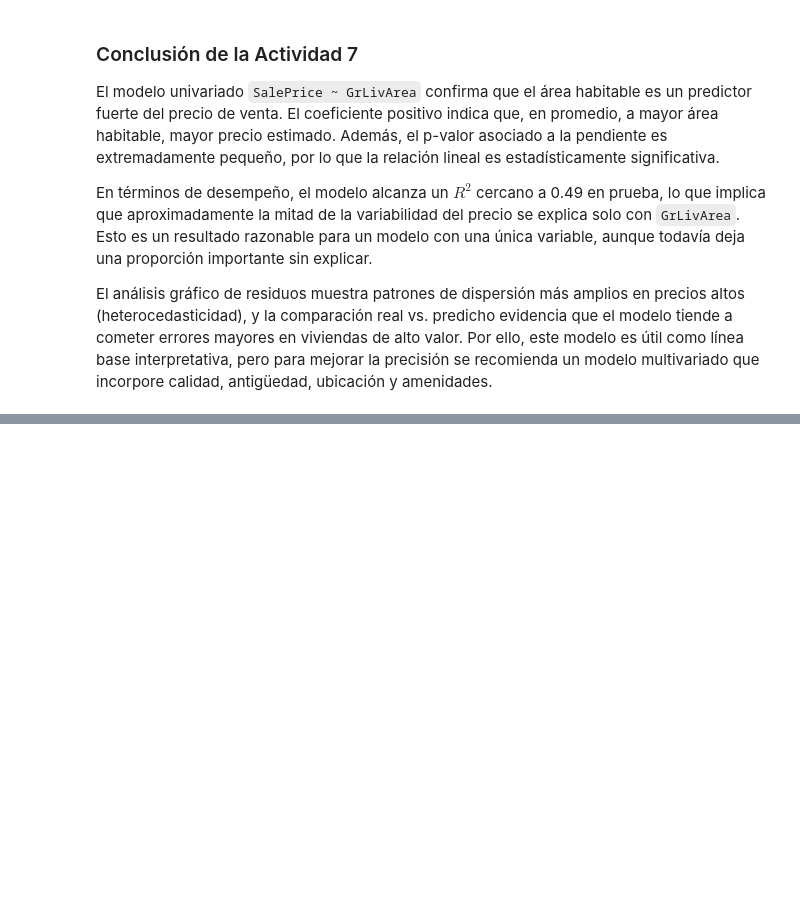
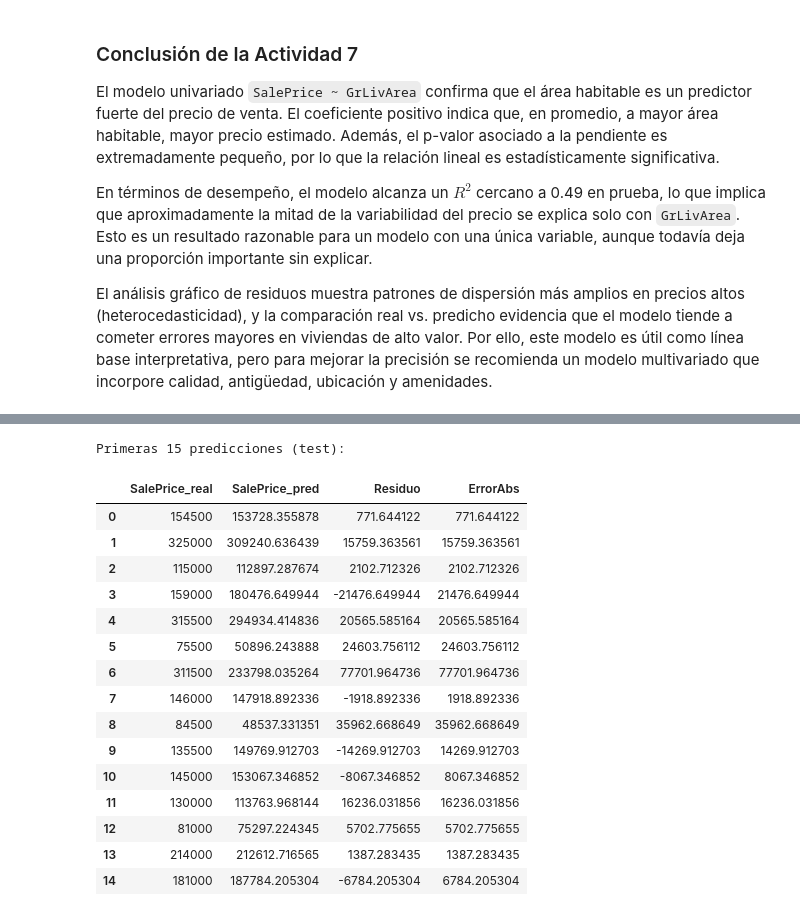
Before and after one commit to erickguerra2/MD-LAB03, a Jupyter notebook: main.ipynb, the cells around one changed output, grey strips where cells are left out. Saved outputs shown, nothing was run; the diff lists cells and outputs as text; code cells hidden in the pictures; blank space fills up the shorter version.

```diff
--- a/main.ipynb
+++ b/main.ipynb
@@ -955,0 +1085,29 @@ El análisis gráfico de residuos muestra patrones de dispersión más amplios e
+# %%
+# Resultados de prediccion en el conjunto de prueba
+resultados_pred_m = pd.DataFrame({
+    'SalePrice_real': y_test_m.values,
+    'SalePrice_pred': y_test_pred_m,
+    'Residuo': residuos_test_m.values
+})
+resultados_pred_m['ErrorAbs'] = resultados_pred_m['Residuo'].abs()
+
+print('Primeras 15 predicciones (test):')
+resultados_pred_m.head(15)
+# %% [output]
+Primeras 15 predicciones (test):
+|  | SalePrice_real | SalePrice_pred | Residuo | ErrorAbs |
+| 0 | 154500 | 153728.355878 | 771.644122 | 771.644122 |
+| 1 | 325000 | 309240.636439 | 15759.363561 | 15759.363561 |
+| 2 | 115000 | 112897.287674 | 2102.712326 | 2102.712326 |
+| 3 | 159000 | 180476.649944 | -21476.649944 | 21476.649944 |
+| 4 | 315500 | 294934.414836 | 20565.585164 | 20565.585164 |
+| 5 | 75500 | 50896.243888 | 24603.756112 | 24603.756112 |
+| 6 | 311500 | 233798.035264 | 77701.964736 | 77701.964736 |
+| 7 | 146000 | 147918.892336 | -1918.892336 | 1918.892336 |
+| 8 | 84500 | 48537.331351 | 35962.668649 | 35962.668649 |
+| 9 | 135500 | 149769.912703 | -14269.912703 | 14269.912703 |
+| 10 | 145000 | 153067.346852 | -8067.346852 | 8067.346852 |
+| 11 | 130000 | 113763.968144 | 16236.031856 | 16236.031856 |
+| 12 | 81000 | 75297.224345 | 5702.775655 | 5702.775655 |
+| 13 | 214000 | 212612.716565 | 1387.283435 | 1387.283435 |
+| 14 | 181000 | 187784.205304 | -6784.205304 | 6784.205304 |
```
Also changed, not shown: parts of 4 cells of this notebook.
